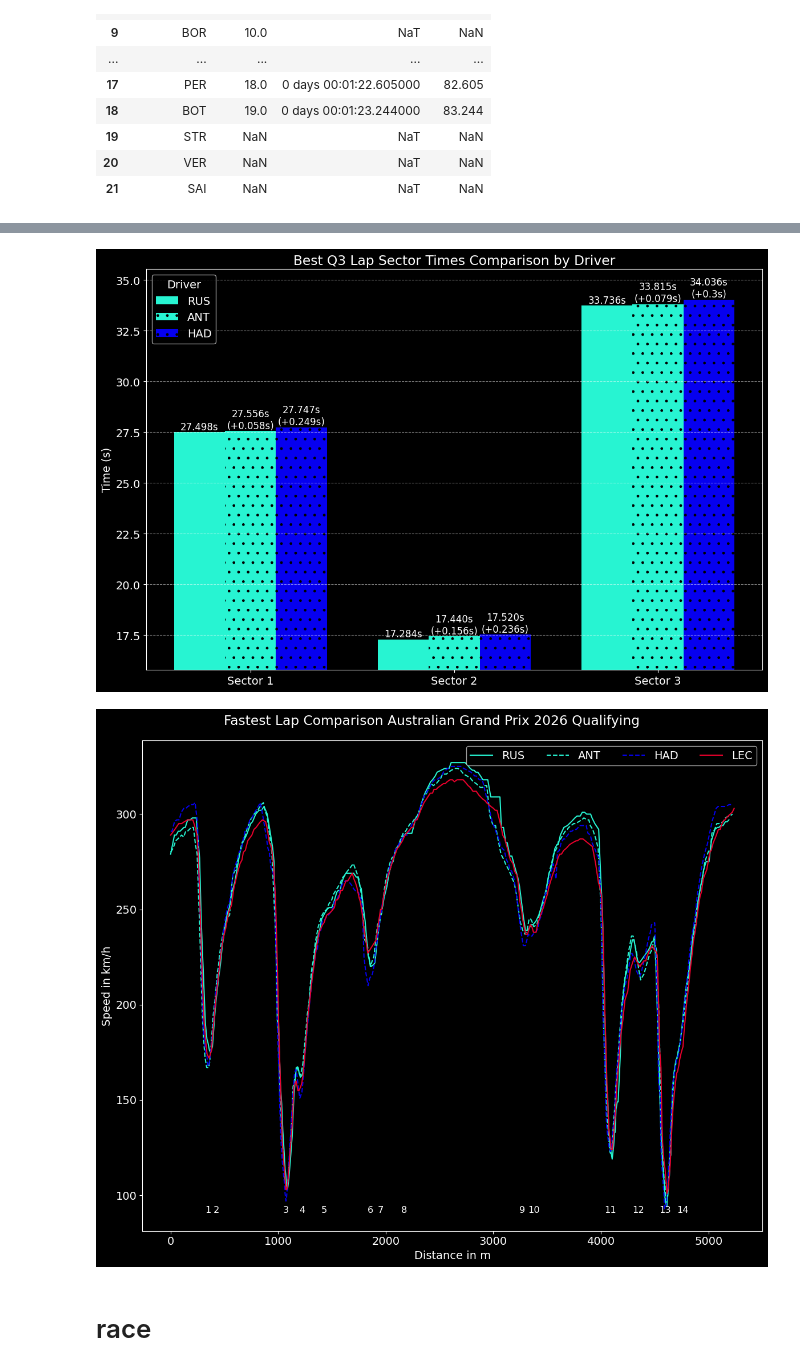
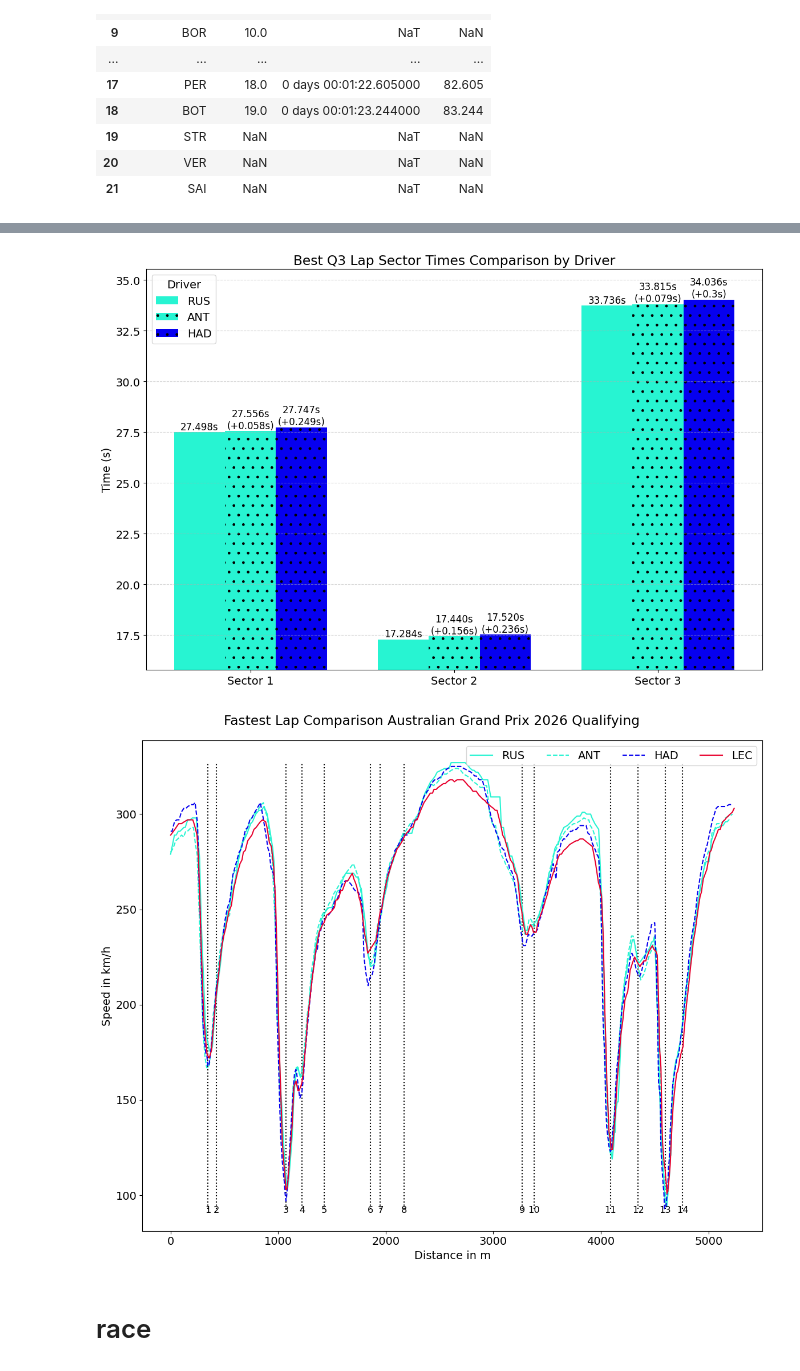
Before and after one commit to diogojoaocosta/f1observatory, a Jupyter notebook: F1 GP.ipynb, the cells around one changed output, grey strips where cells are left out. Cells and saved outputs as stored; diff of their text form; code cells hidden in the pictures.

Commit message:
Change plot backgrounds back to white and make changes to championship races after the race

```diff
--- a/F1 GP.ipynb
+++ b/F1 GP.ipynb
@@ -289,7 +290,7 @@ plt.show()
 # %%
 TIME_LAPS = FP_LAPS
 
-plt.style.use('dark_background')
+plt.style.use('default')
 plt.rcParams.update({'font.size': 14})
 fig, ax = plt.subplots(figsize=(12, 10))
 
@@ -382,7 +383,7 @@ Q_RESULTS
 # %%
 Q_RESULTS['Position_Abbreviation'] = Q_RESULTS['Position'].astype(str) + '. ' + Q_RESULTS['Abbreviation']
 
-plt.style.use('dark_background')
+plt.style.use('default')
 plt.rcParams.update({'font.size': 14})
 fig, ax = plt.subplots(figsize=(12, 10))
 
@@ -423,7 +424,7 @@ Q_LAPS = Q.laps.pick_quicklaps()
 Q_LAPS["LapTime"] = pd.to_timedelta(Q_LAPS["LapTime"], errors="coerce")
 Q_LAPS["LapTime"] = Q_LAPS["LapTime"].dt.total_seconds()
 
-plt.style.use('dark_background')
+plt.style.use('default')
 plt.rcParams.update({'font.size': 14})
 fig, ax = plt.subplots(figsize=(12, 10))
 
@@ -487,7 +488,7 @@ SECTOR_LONG = sqldf(
     """
 )
 
-plt.style.use('dark_background')
+plt.style.use('default')
 plt.rcParams.update({'font.size': 14})
 fig, ax = plt.subplots(figsize=(12, 8))
 
@@ -535,7 +536,7 @@ ax.grid(axis='y', linestyle='--', alpha=0.5)
 plt.tight_layout()
 plt.show()
 # %% [output]
-[figure, old version]
+[figure, new version]
 # %%
 # CIRCUIT_INFO = Q.get_circuit_info()
 
@@ -656,7 +657,7 @@ telemetry['speed_ms'] = telemetry['speed'] / 3.6
 telemetry['dist_inc'] = telemetry['speed_ms'] * telemetry['dt']
 telemetry['distance'] = telemetry.groupby('driver_number')['dist_inc'].cumsum()
 
-plt.style.use('dark_background')
+plt.style.use('default')
 plt.rcParams.update({'font.size': 14})
 fig, ax = plt.subplots(figsize=(12, 10))
 
@@ -671,34 +672,34 @@ for _, corner in CIRCUIT_INFO.corners.iterrows():
     )
 
 ax.vlines(
     x = CIRCUIT_INFO.corners['Distance'],
     ymin = telemetry["speed"].min(),
     ymax = telemetry["speed"].max(),
     linestyles = 'dotted',
     colors = 'black'
     )
 
 driver_1_tel = telemetry[telemetry['driver_number'] == Q_DRIVER_1]
 driver_2_tel = telemetry[telemetry['driver_number'] == Q_DRIVER_2]
 driver_3_tel = telemetry[telemetry['driver_number'] == Q_DRIVER_3]
 driver_4_tel = telemetry[telemetry['driver_number'] == Q_DRIVER_4]
 
 ax.plot(driver_1_tel['distance'], driver_1_tel['speed'], color = PALETTE_DRIVERS[driver_1_tel['name_acronym'].iloc[0]], linestyle = DRIVER_STYLES[driver_1_tel['name_acronym'].iloc[0]], label = driver_1_tel['name_acronym'].iloc[0])
 ax.plot(driver_2_tel['distance'], driver_2_tel['speed'], color = PALETTE_DRIVERS[driver_2_tel['name_acronym'].iloc[0]], linestyle = DRIVER_STYLES[driver_2_tel['name_acronym'].iloc[0]], label = driver_2_tel['name_acronym'].iloc[0])
 ax.plot(driver_3_tel['distance'], driver_3_tel['speed'], color = PALETTE_DRIVERS[driver_3_tel['name_acronym'].iloc[0]], linestyle = DRIVER_STYLES[driver_3_tel['name_acronym'].iloc[0]], label = driver_3_tel['name_acronym'].iloc[0])
 ax.plot(driver_4_tel['distance'], driver_4_tel['speed'], color = PALETTE_DRIVERS[driver_4_tel['name_acronym'].iloc[0]], linestyle = DRIVER_STYLES[driver_4_tel['name_acronym'].iloc[0]], label = driver_4_tel['name_acronym'].iloc[0])
 
 ax.set_xlabel('Distance in m')
 ax.set_ylabel('Speed in km/h')
 
 fig.legend(loc = 'upper right', bbox_to_anchor = (1, 1), bbox_transform = ax.transAxes, ncol = 6)
 
 plt.suptitle(f"Fastest Lap Comparison " f"{Q.event['EventName']} {Q.event.year} Qualifying")
 
 plt.tight_layout()
 plt.show()
 # %% [output]
-[figure, old version]
+[figure, new version]
 # %% [markdown]
 # race
 # %%
```
Also changed, not shown: parts of 18 cells of this notebook.
